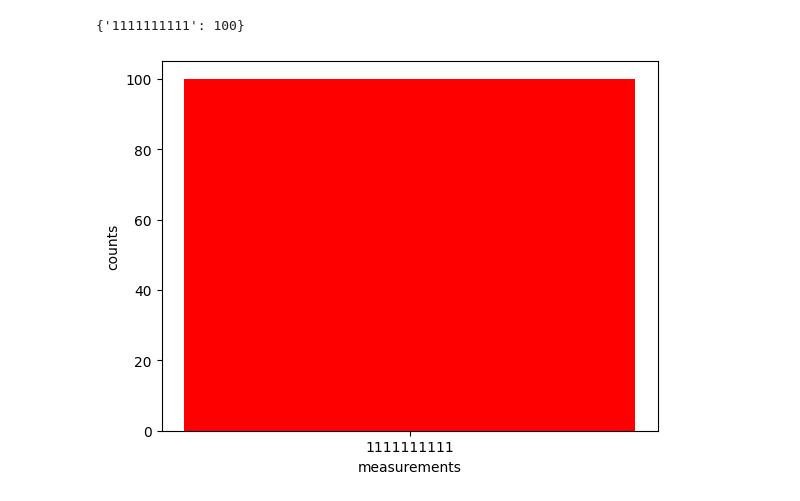
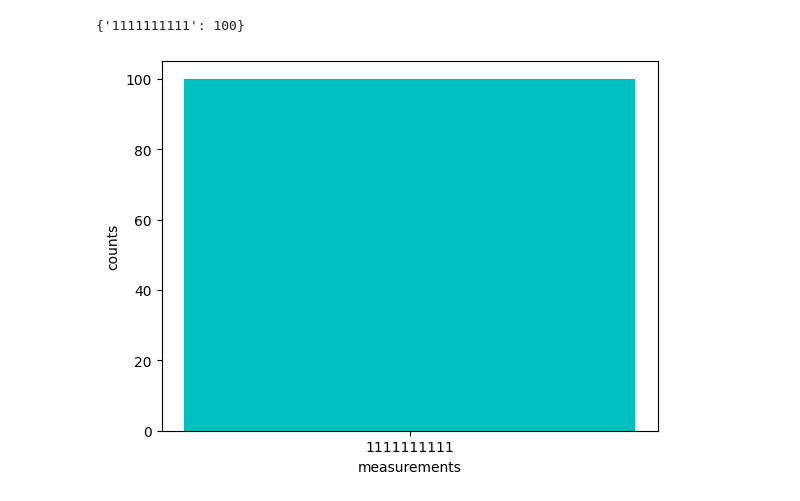
Before and after one commit to Akash6300/QuantumSimulator, a Jupyter notebook: QSimulator/test_1.ipynb, the cells around one changed output. Drawn from its saved outputs; the diff is of its cells as text; code cells hidden in the pictures.

```diff
--- a/QSimulator/test_1.ipynb
+++ b/QSimulator/test_1.ipynb
@@ -65,9 +65,9 @@ print(counts)
 # %% [output]
 {'1111111111': 100}
 # %%
-visualize_counts(counts)
+visualize_counts(counts,color='c')
 # %% [output]
-[figure, old version]
+[figure, new version]
 # %%
 qc=QCircuit(10)
 qc.h(0)
```
Also changed, not shown: parts of 7 cells of this notebook.
